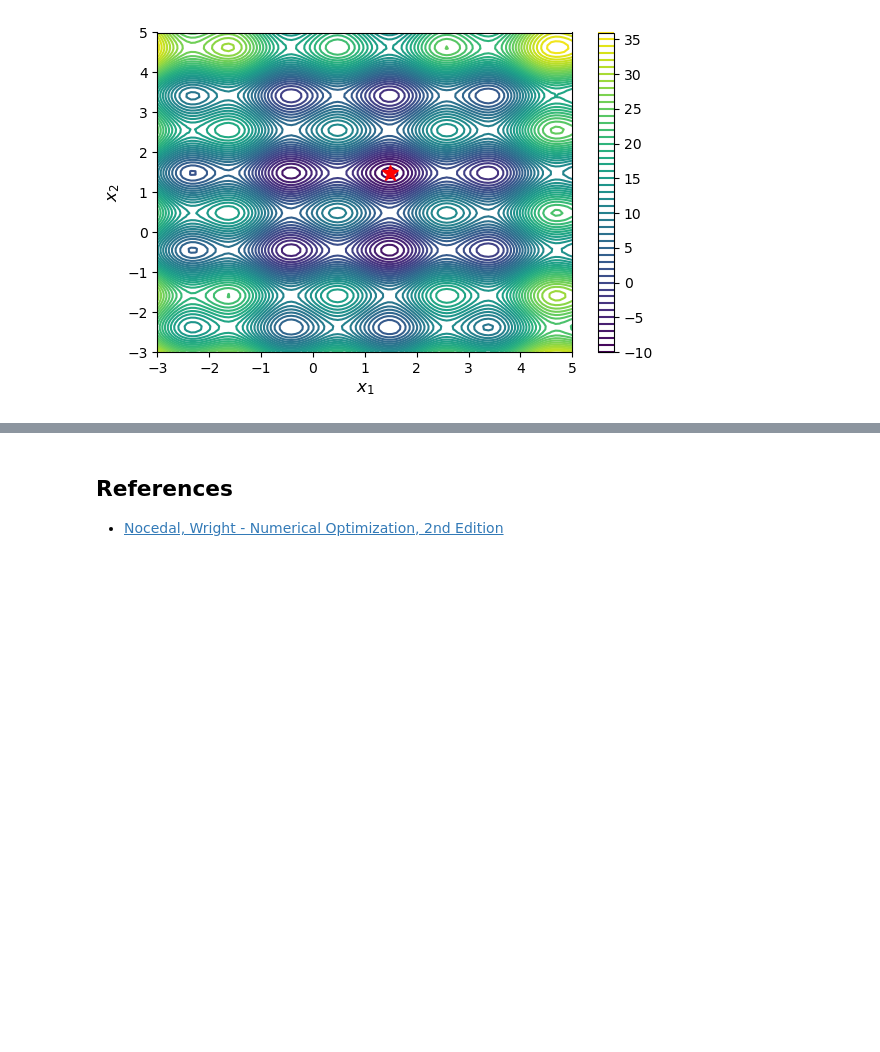
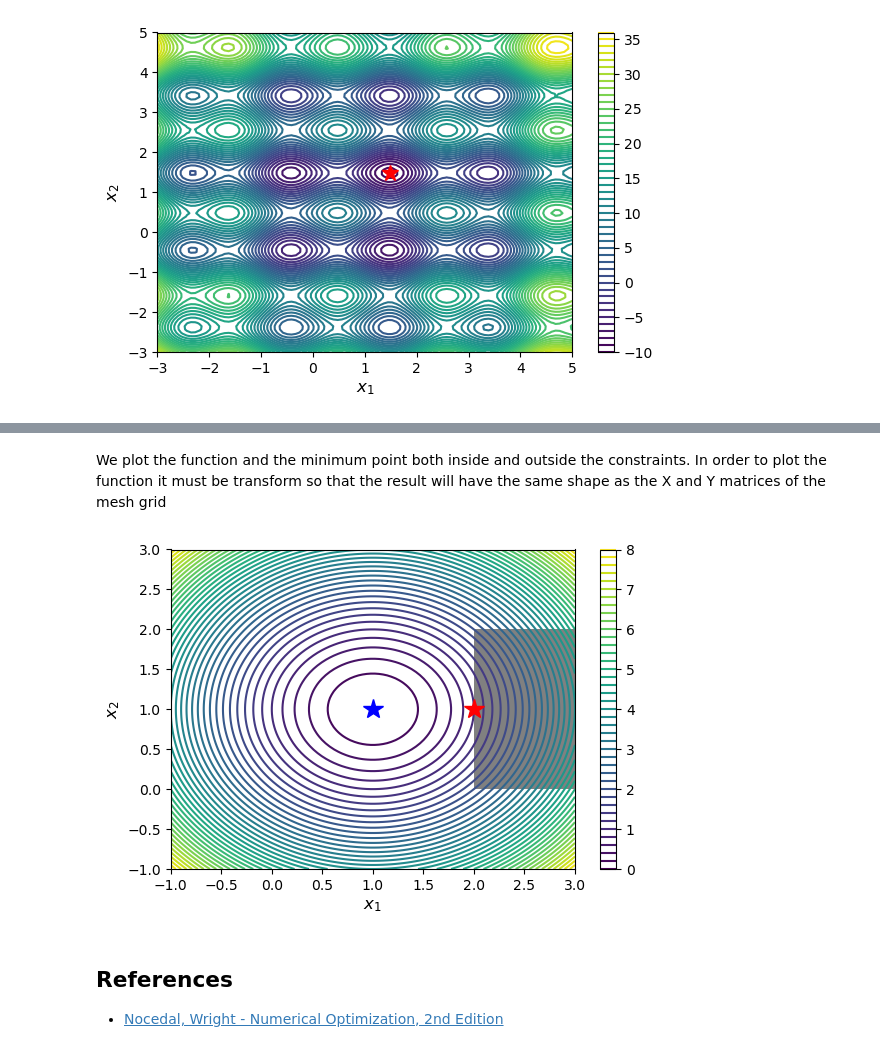
Before and after one commit to luigiselmi/numethods, a Jupyter notebook: johansson/optimization.ipynb, the cells around one changed output, grey strips where cells are left out. Saved outputs shown, nothing was run; the diff lists cells and outputs as text; code cells hidden in the pictures; blank space fills up the shorter version.

```diff
--- a/johansson/optimization.ipynb
+++ b/johansson/optimization.ipynb
@@ -283,0 +375,4 @@ fig.tight_layout()
+# %%
+def f(input_array):
+    x1, x2 = input_array
+    return (x1 - 1)**2 + (x2 - 1)**2
@@ -283,0 +394,2 @@ fig.tight_layout()
+# %%
+bnd_x1, bnd_x2 = (2, 3), (0, 2)
@@ -284,3 +403,23 @@ fig.tight_layout()
+# %% [markdown]
+We plot the function and the minimum point both inside and outside the constraints. In order to plot the function it must be transform so that the result will have the same shape as the X and Y matrices of the mesh grid
+# %%
+fig, ax = plt.subplots(figsize=(6, 4))
+x_ = y_ = np.linspace(-1, 3, 100)
+X, Y = np.meshgrid(x_, y_)
+c = ax.contour(X, Y, func_X_Y_to_XY(f, X, Y), 50)
+ax.plot(x_opt[0], x_opt[1], 'b*', markersize=15)
+ax.plot(x_cons_opt[0], x_cons_opt[1], 'r*', markersize=15)
+bound_rect = plt.Rectangle((bnd_x1[0], bnd_x2[0]),
+                           bnd_x1[1] - bnd_x1[0], bnd_x2[1] - bnd_x2[0],
+                           facecolor="grey")
+ax.add_patch(bound_rect)
+ax.set_xlabel(r"$x_1$", fontsize=12)
+ax.set_ylabel(r"$x_2$", fontsize=12)
+plt.colorbar(c, ax=ax)
+
+fig.tight_layout()
+# %% [output]
+[figure, added]
 # %% [markdown]
 ## References
 * [Nocedal, Wright - Numerical Optimization, 2nd Edition](https://www.amazon.com/Numerical-Optimization-Operations-Financial-Engineering-ebook/dp/B014P9ICXI)
```
Also changed, not shown: parts of 30 cells of this notebook.
